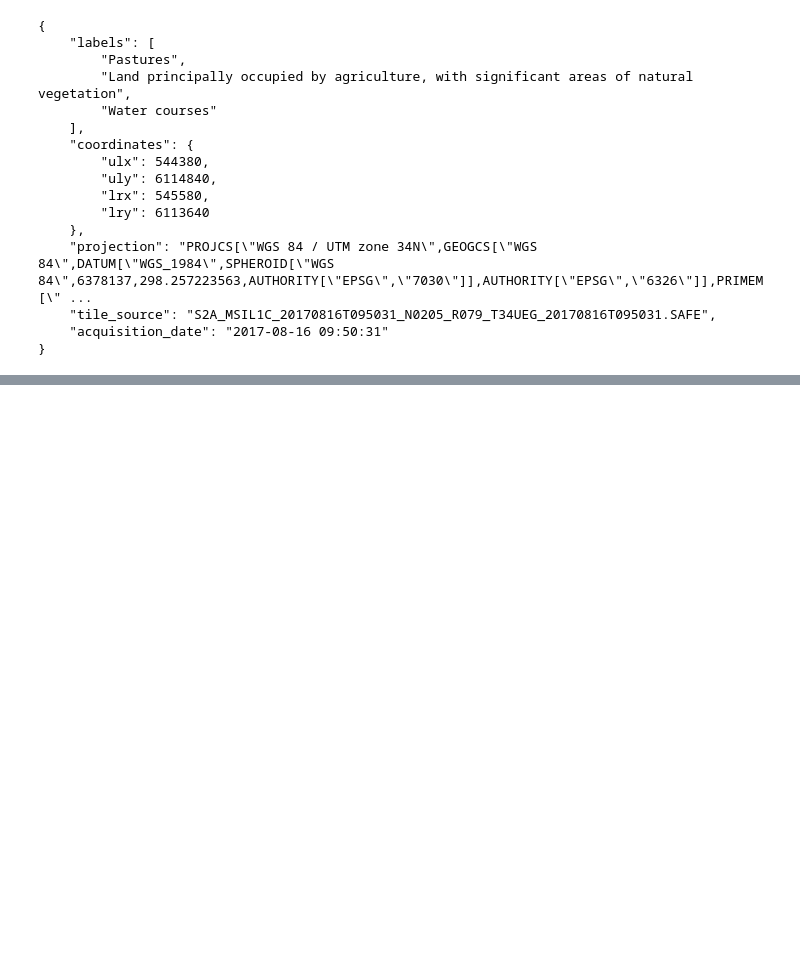
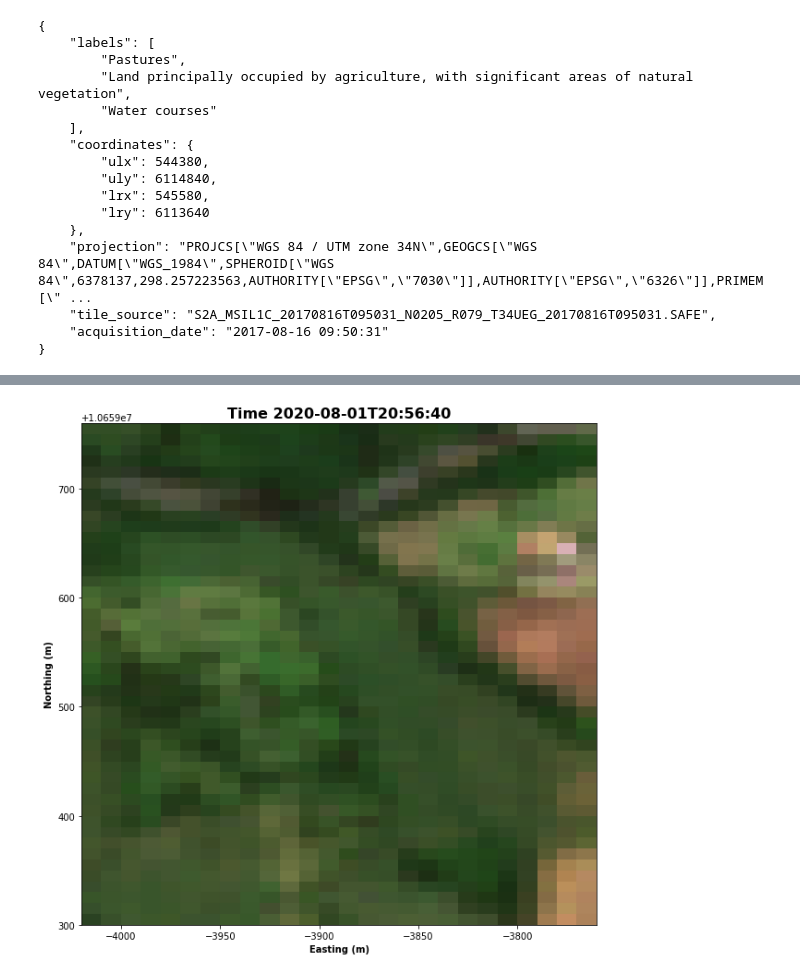
Before and after one commit to dfnino10/ODC_Sentinel, a Jupyter notebook: S2-DCNN.ipynb, the cells around one changed output, grey strips where cells are left out. Saved outputs shown, nothing was run; the diff lists cells and outputs as text; code cells hidden in the pictures; blank space fills up the shorter version.

```diff
--- a/S2-DCNN.ipynb
+++ b/S2-DCNN.ipynb
@@ -80,0 +162,13 @@ INFO:tensorflow:Restoring parameters from /origin/Models/bigearthnet-models-tf/m
+# %%
+dc = datacube.Datacube(app='Predictions')
+dataset_10 = dc.load(
+    product=set_product,
+    longitude=study_area_lon,
+    latitude=study_area_lat,
+    time=set_time,
+    measurements=set_measurements,
+    crs=set_crs,
+    output_crs=set_crs,
+    resolution=set_resolution,
+)
+dataset_10
@@ -80,0 +191,24 @@ INFO:tensorflow:Restoring parameters from /origin/Models/bigearthnet-models-tf/m
+# %%
+# Set the time step to view
+time_index = 0
+
+# Set the band combination to plot
+bands = ['B04_10m', 'B03_10m','B02_10m']
+# bands = [ "blue","green","red"]
+
+# Format the time stamp for use as the plot title
+time_string = str(dataset_10.time.isel(time=time_index).values).split('.')[0]
+
+dataset_10[bands].isel(time=time_index).to_array().plot.imshow(vmin=0,vmax=1500,figsize=(10,10))
+
+# Set the title and axis labels
+ax = plt.gca()
+
+ax.set_title(f"Time {time_string}", fontweight='bold', fontsize=16)
+ax.set_xlabel('Easting (m)', fontweight='bold')
+ax.set_ylabel('Northing (m)', fontweight='bold')
+
+# Display the plot
+plt.show()
+# %% [output]
+[figure, added]
```
Also changed, not shown: parts of 25 cells of this notebook, 5 other files.
